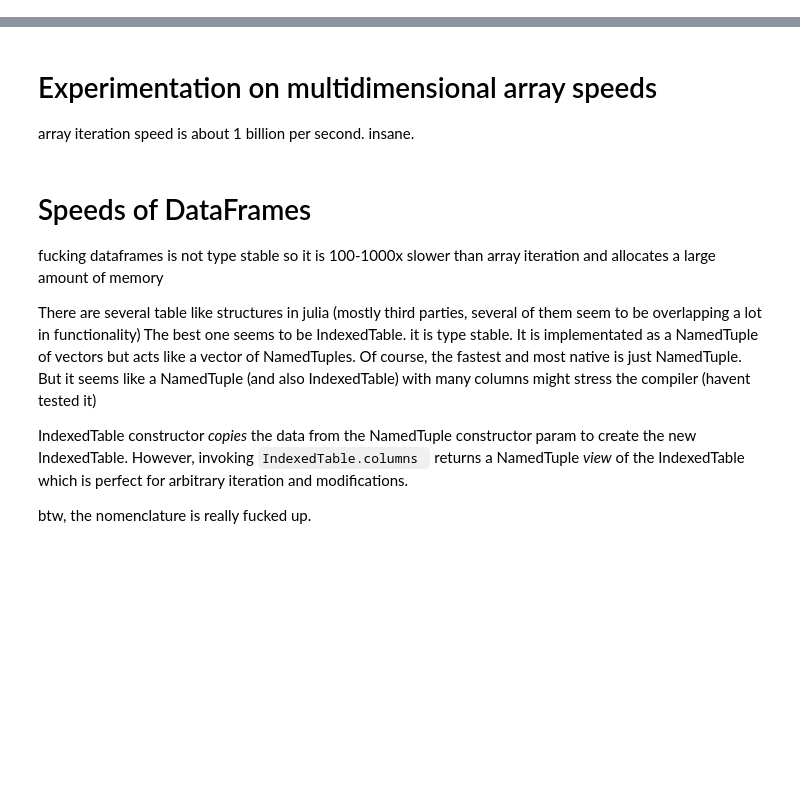
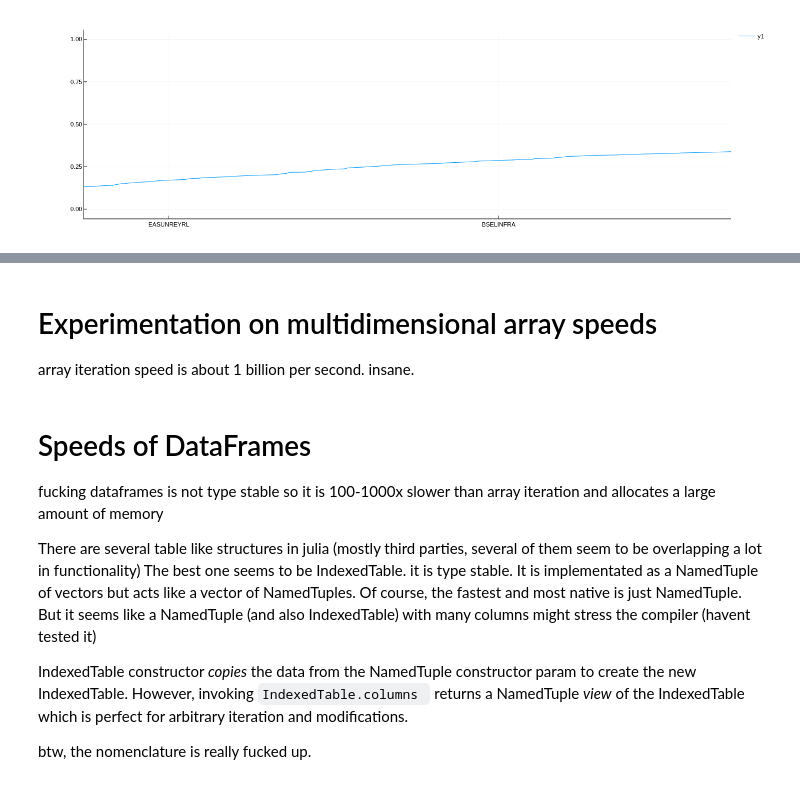
Before and after one commit to agsha/julia, a Jupyter notebook: template.ipynb, the cells around one changed output, grey strips where cells are left out. Cells and saved outputs as stored; diff of their text form; code cells hidden in the pictures; blank space fills up the shorter version.

```diff
--- a/template.ipynb
+++ b/template.ipynb
@@ -175,10 +223,11 @@ d = constructDict()
 # %%
 # returns the probability that the sip makes a return of targetRate considering every possible period whose duration is sipDurationDays
-
-println(doplot(d))
+doplot(d)
 # (filter(x->x[2]<0 , collect(zip(1:length(d["INFY"]), [p.price for p in d["INFY"]]))))
 # zip(1:length(d["INFY"]), [p.price for p in d["INFY"]])
 # filter(p -> p[1]<0, )
 # prob(d, "UJJIVANSFB", 1, 100, 0.1)
 # [p.price for p in (d["INFY"][:4])]
 # println(([p.price for p in d["INFY"][2000:2010]]))
+# %% [output]
+[figure, added]
```
Also changed, not shown: parts of 27 cells of this notebook.
